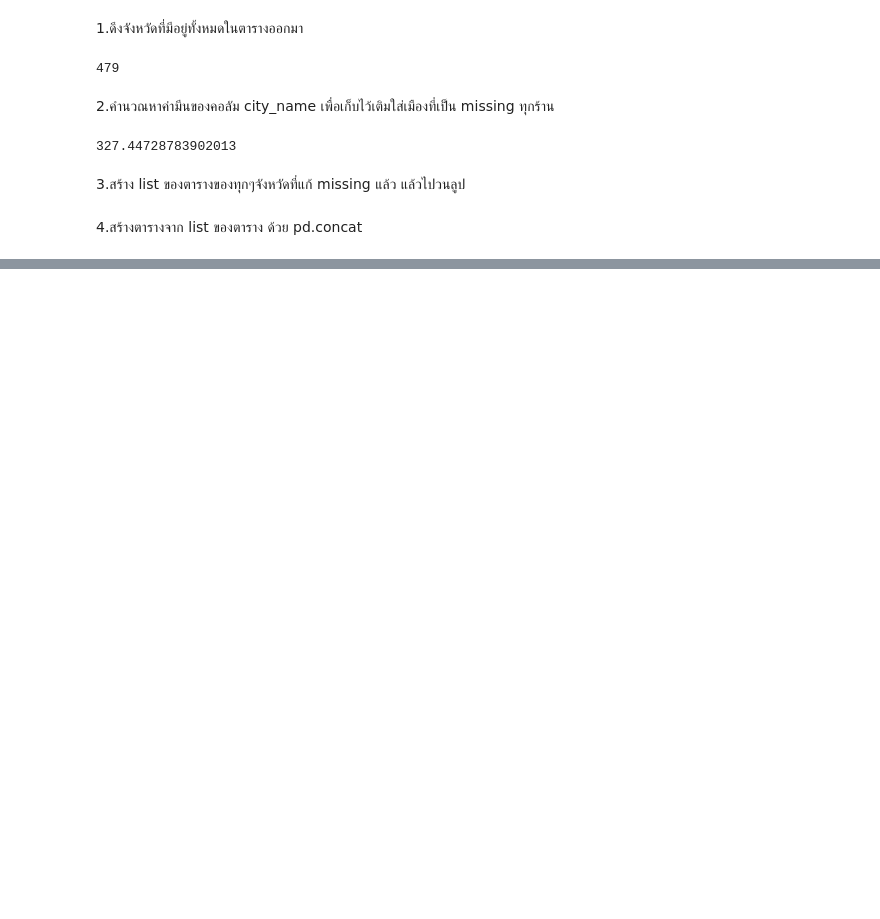
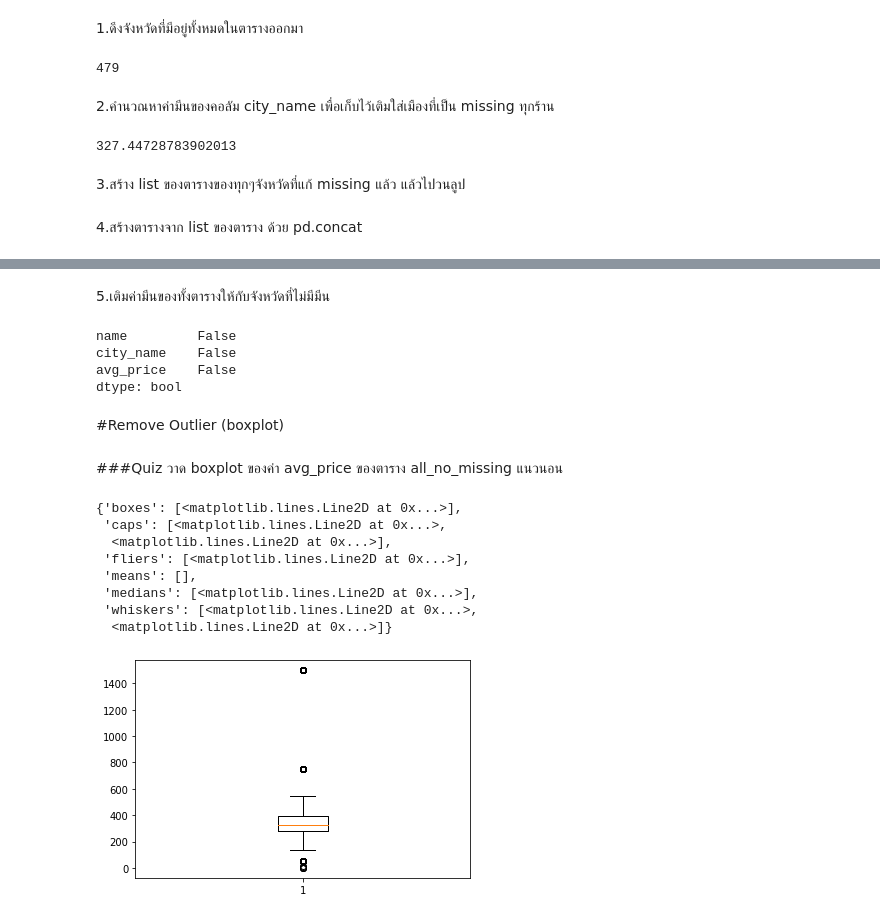
Before and after one commit to Suchirapon/KKU_data_mining, a Jupyter notebook: Pandas_101.ipynb, the cells around one changed output, grey strips where cells are left out. Saved outputs shown, nothing was run; the diff lists cells and outputs as text; code cells hidden in the pictures; blank space fills up the shorter version.

Commit message:
Quiz

```diff
--- a/Pandas_101.ipynb
+++ b/Pandas_101.ipynb
@@ -571,0 +583,14 @@ all_no_missing
+# %% [markdown]
+5.เติมค่ามีนของทั้งตารางให้กับจังหวัดที่ไม่มีมีน
+# %%
+all_no_missing = all_no_missing.fillna(all_cities)
+all_no_missing.isnull().any()
+# %% [output]
+name         False
+city_name    False
+avg_price    False
+dtype: bool
+# %% [markdown]
+#Remove Outlier (boxplot)
+# %% [markdown]
+###Quiz วาด boxplot ของค่า avg_price ของตาราง all_no_missing แนวนอน
@@ -571,0 +599,12 @@ all_no_missing
+# %%
+plt.boxplot(all_no_missing['avg_price'])
+# %% [output]
+{'boxes': [<matplotlib.lines.Line2D at 0x...>],
+ 'caps': [<matplotlib.lines.Line2D at 0x...>,
+  <matplotlib.lines.Line2D at 0x...>],
+ 'fliers': [<matplotlib.lines.Line2D at 0x...>],
+ 'means': [],
+ 'medians': [<matplotlib.lines.Line2D at 0x...>],
+ 'whiskers': [<matplotlib.lines.Line2D at 0x...>,
+  <matplotlib.lines.Line2D at 0x...>]}
+[figure, added]
```
Also changed, not shown: parts of 4 cells of this notebook.
